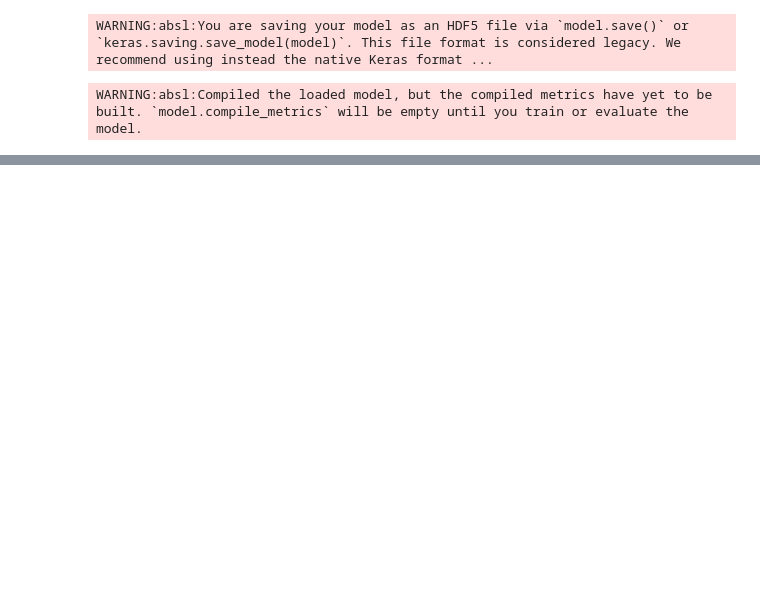
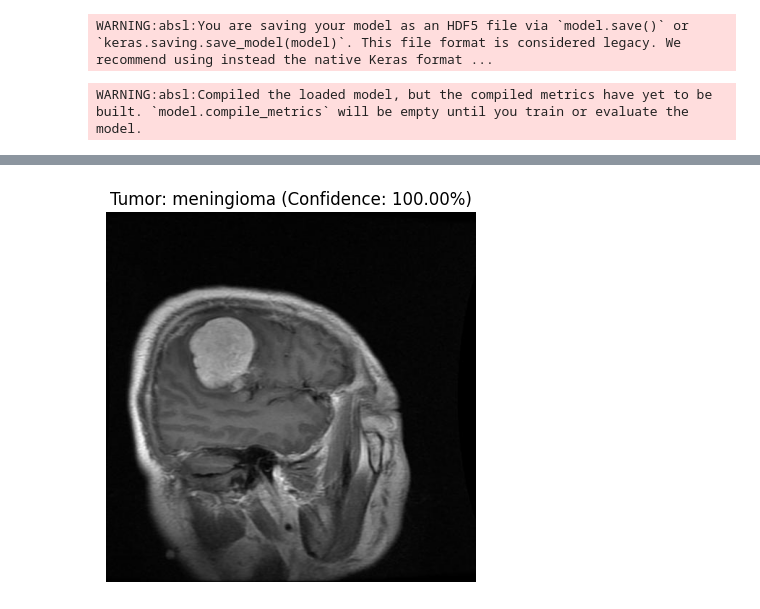
Before and after one commit to ariitooo/Building-a-Brain-Tumor-Detection-Using-Deep-Learning-MRI-Images-Detection-Using-Computer-Vision, a Jupyter notebook: Building-a-Brain-Tumor-Detection-Using-Deep-Learning-MRI-Images-Detection-Using-Computer-Vision .ipynb, the cells around one changed output, grey strips where cells are left out. Drawn from its saved outputs; the diff is of its cells as text; code cells hidden in the pictures; blank space fills up the shorter version.

```diff
--- a/Building-a-Brain-Tumor-Detection-Using-Deep-Learning-MRI-Images-Detection-Using-Computer-Vision .ipynb
+++ b/Building-a-Brain-Tumor-Detection-Using-Deep-Learning-MRI-Images-Detection-Using-Computer-Vision .ipynb
@@ -355,0 +276,4 @@ detect_and_display(image_path,model)
+# %%
+image_path = '/content/Testing/meningioma/Te-me_161.jpg'  # Provide the path to your new image
+detect_and_display(image_path, model)
+# %% [output]
@@ -355,0 +281 @@ detect_and_display(image_path,model)
+[figure, added]
```
Also changed, not shown: parts of 13 cells of this notebook.
